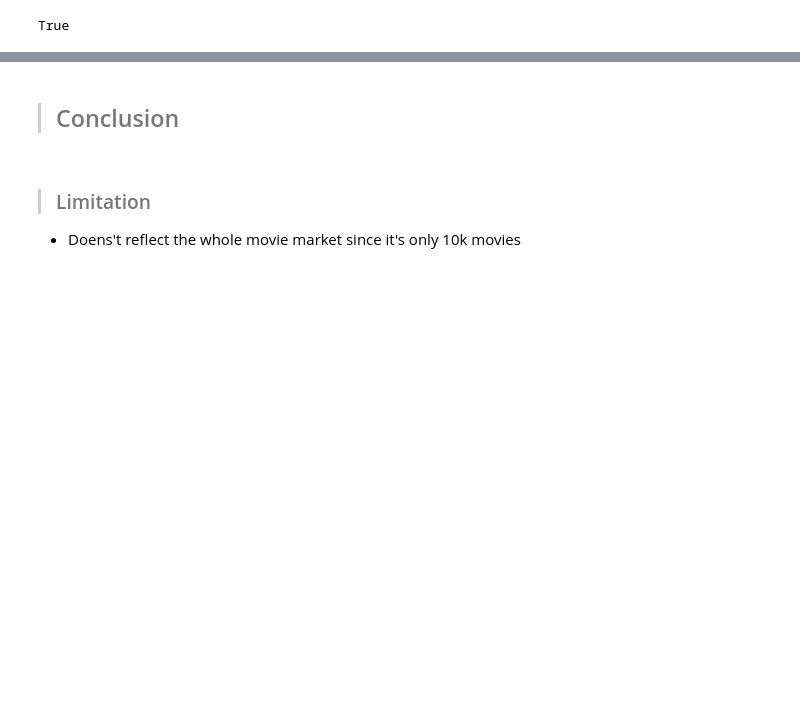
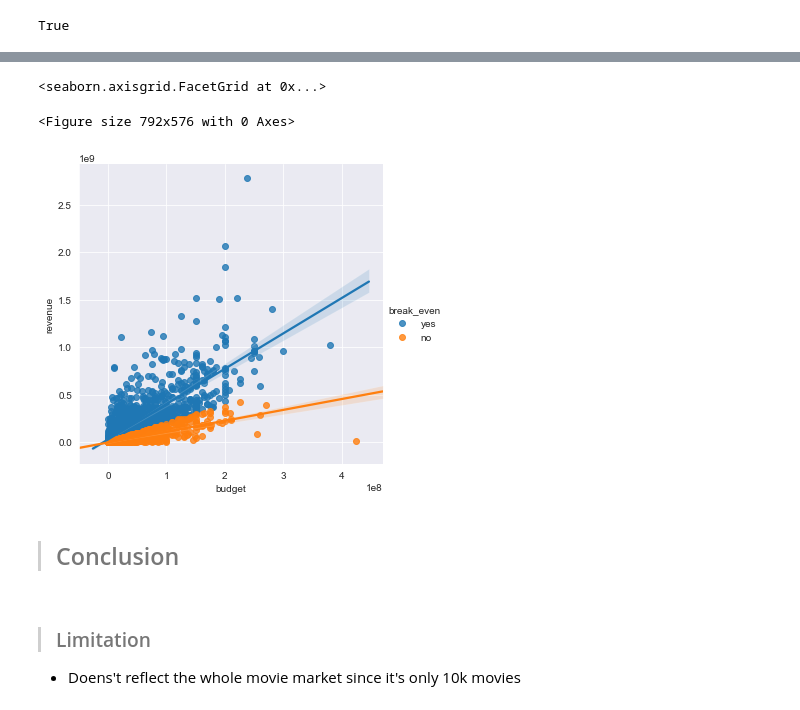
Before and after one commit to Steve-Choi/DAND, a Jupyter notebook: tmdb_project.ipynb, the cells around one changed output, grey strips where cells are left out. Cells and saved outputs as stored; diff of their text form; code cells hidden in the pictures; blank space fills up the shorter version.

```diff
--- a/tmdb_project.ipynb
+++ b/tmdb_project.ipynb
@@ -563,3 +553,11 @@ True
+# %%
+
+plt.figure(figsize=(11,8))
+sns.lmplot(x='budget', y='revenue', data=df, hue='break_even')
+# %% [output]
+<seaborn.axisgrid.FacetGrid at 0x...>
+<Figure size 792x576 with 0 Axes>
+[figure, added]
 # %% [markdown]
 > ## Conclusion
 # %% [markdown]
```
Also changed, not shown: parts of 17 cells of this notebook.
